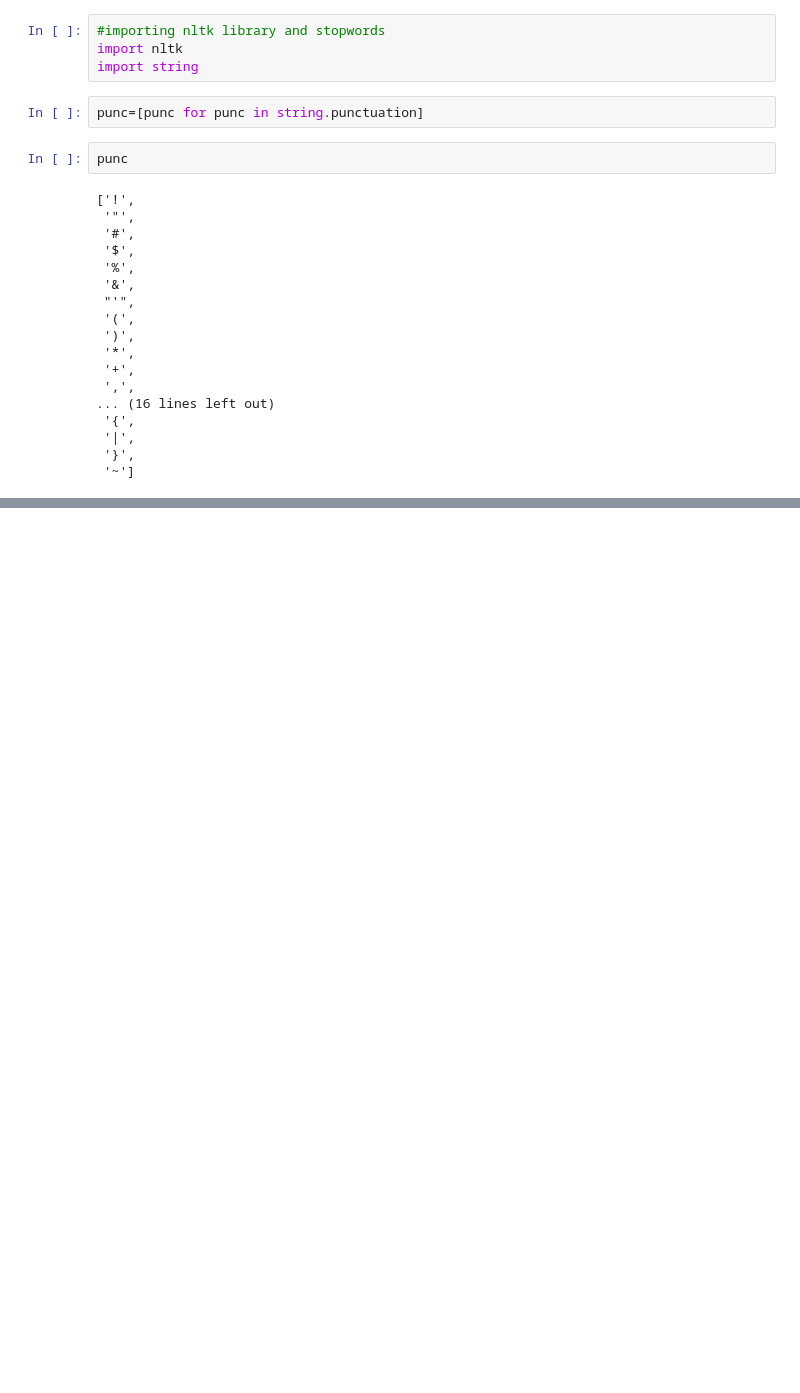
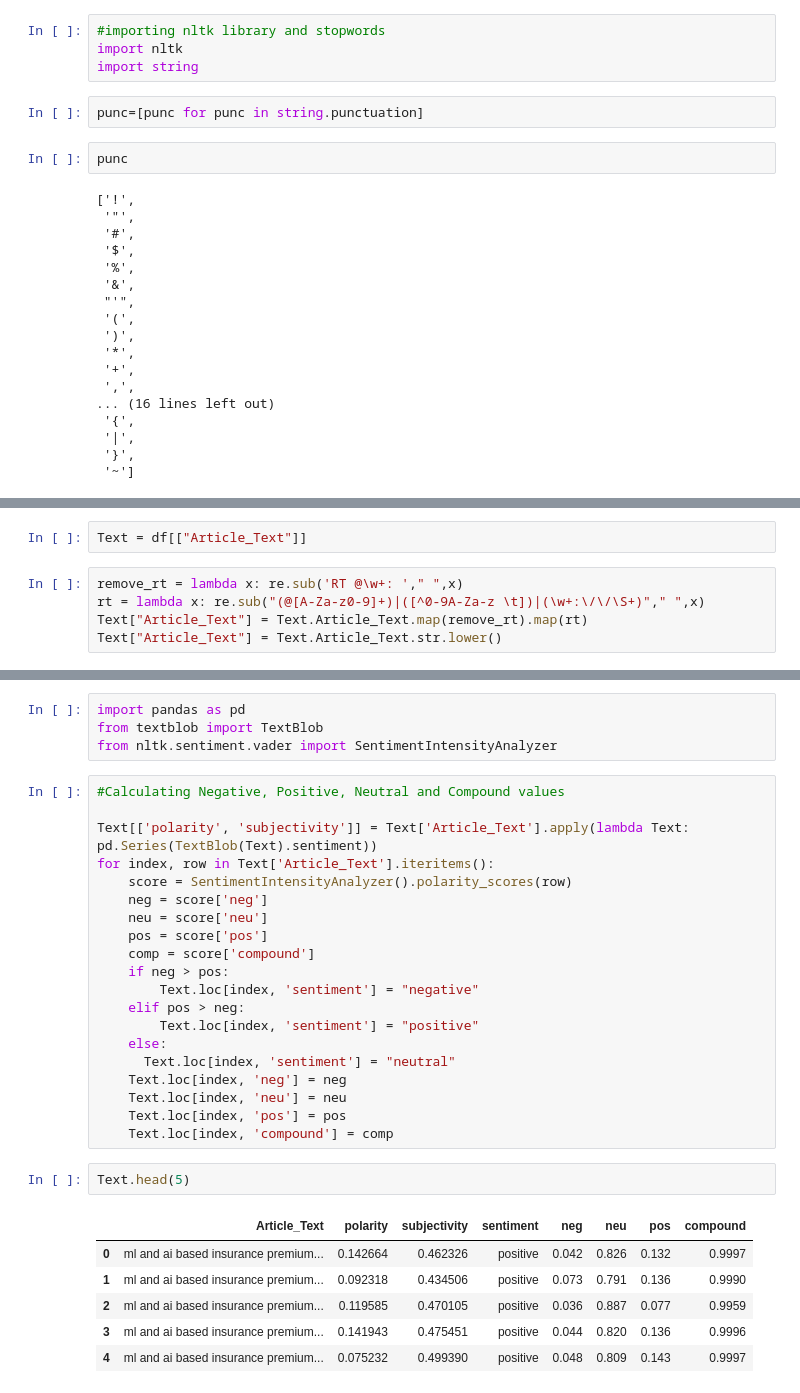
Before and after one commit to rohitingole17792/AI-based-Content-Detection-and-Text-Detection-, a Jupyter notebook: Dtata_Extract_from_URL's.ipynb, the cells around one changed output, grey strips where cells are left out. Drawn from its saved outputs; the diff is of its cells as text; blank space fills up the shorter version.

```diff
--- a/Dtata_Extract_from_URL's.ipynb
+++ b/Dtata_Extract_from_URL's.ipynb
@@ -243,0 +262,7 @@ punc
+# %%
+Text = df[["Article_Text"]]
+# %%
+remove_rt = lambda x: re.sub('RT @\w+: '," ",x)
+rt = lambda x: re.sub("(@[A-Za-z0-9]+)|([^0-9A-Za-z \t])|(\w+:\/\/\S+)"," ",x)
+Text["Article_Text"] = Text.Article_Text.map(remove_rt).map(rt)
+Text["Article_Text"] = Text.Article_Text.str.lower()
@@ -243,0 +304,33 @@ punc
+# %%
+import pandas as pd
+from textblob import TextBlob
+from nltk.sentiment.vader import SentimentIntensityAnalyzer
+# %%
+#Calculating Negative, Positive, Neutral and Compound values
+
+Text[['polarity', 'subjectivity']] = Text['Article_Text'].apply(lambda Text: pd.Series(TextBlob(Text).sentiment))
+for index, row in Text['Article_Text'].iteritems():
+    score = SentimentIntensityAnalyzer().polarity_scores(row)
+    neg = score['neg']
+    neu = score['neu']
+    pos = score['pos']
+    comp = score['compound']
+    if neg > pos:
+        Text.loc[index, 'sentiment'] = "negative"
+    elif pos > neg:
+        Text.loc[index, 'sentiment'] = "positive"
+    else:
+      Text.loc[index, 'sentiment'] = "neutral"
+    Text.loc[index, 'neg'] = neg
+    Text.loc[index, 'neu'] = neu
+    Text.loc[index, 'pos'] = pos
+    Text.loc[index, 'compound'] = comp
+# %%
+Text.head(5)
+# %% [output]
+|  | Article_Text | polarity | subjectivity | sentiment | neg | neu | pos | compound |
+| 0 | ml and ai based insurance premium... | 0.142664 | 0.462326 | positive | 0.042 | 0.826 | 0.132 | 0.9997 |
+| 1 | ml and ai based insurance premium... | 0.092318 | 0.434506 | positive | 0.073 | 0.791 | 0.136 | 0.9990 |
+| 2 | ml and ai based insurance premium... | 0.119585 | 0.470105 | positive | 0.036 | 0.887 | 0.077 | 0.9959 |
+| 3 | ml and ai based insurance premium... | 0.141943 | 0.475451 | positive | 0.044 | 0.820 | 0.136 | 0.9996 |
+| 4 | ml and ai based insurance premium... | 0.075232 | 0.499390 | positive | 0.048 | 0.809 | 0.143 | 0.9997 |
```
Also changed, not shown: parts of 10 cells of this notebook.
